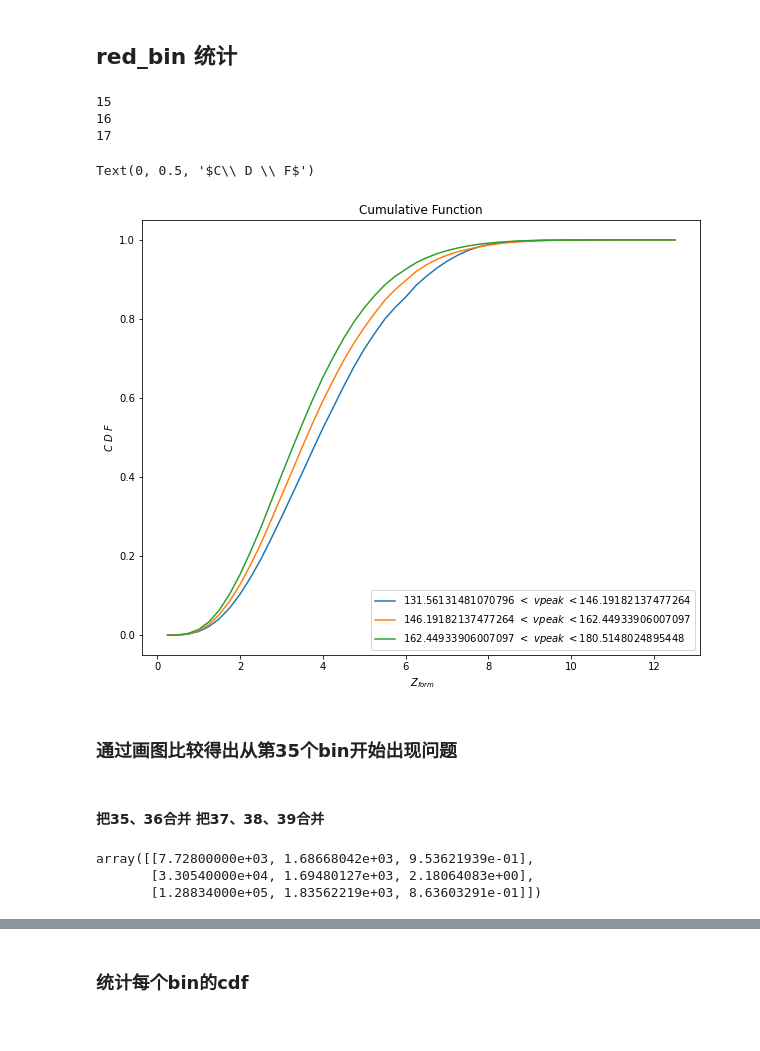
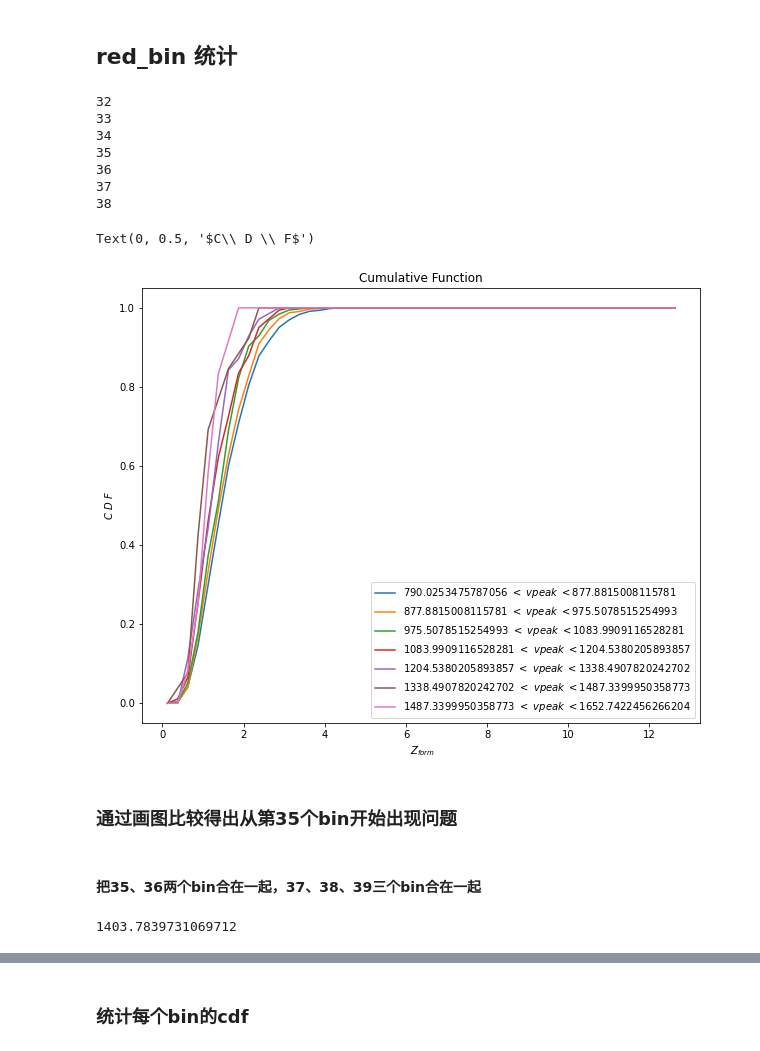
Before and after one commit to zhengyun0215/mock, a Jupyter notebook: zform_new.ipynb, the cells around one changed output, grey strips where cells are left out. Drawn from its saved outputs; the diff is of its cells as text; code cells hidden in the pictures.

```diff
--- a/zform_new.ipynb
+++ b/zform_new.ipynb
@@ -99,0 +106,3 @@ bin_red = 0 + 12.5 * arr_red / 50
+# %%
+arr_red = np.arange(52)
+bin_red = -0.125 + 12.75 * arr_red / 51
@@ -234,33 +241,35 @@ vpeak_logbin_test[0]
 ## red_bin 统计
 # %%
 plt.figure(figsize=(10,8))
-for i in range(15,18):
+for i in range(32,39):
     print(i)
     info = np.array(vpeak_logbin[i])
     v_hist = np.histogram(info[:,2],bin_red)[0]
     cdf = np.cumsum(v_hist/sum(v_hist))
     plt.plot(bin_red[1:],cdf,label = '$%s\ <\ vpeak\ < %s$'%(bin_log[i-1],bin_log[i]))
 plt.legend()
 plt.title('Cumulative Function')
 plt.xlabel(r' $Z_{form}$ ')
 plt.ylabel(r'$C\ D \ F$')
 # plt.savefig('/home/yunzheng/mock/color/picture/cumulative_function_test.pdf',dpi = 100)
 # %% [output]
-15
-16
-17
+32
+33
+34
+35
+36
+37
+38
 Text(0, 0.5, '$C\\ D \\ F$')
-[figure, old version]
+[figure, new version]
 # %% [markdown]
 ### 通过画图比较得出从第35个bin开始出现问题
 # %% [markdown]
-#### 把35、36合并 把37、38、39合并
+#### 把35、36两个bin合在一起，37、38、39三个bin合在一起
 # %%
-np.array(vpeak_logbin[-1])
+np.mean(np.array(vpeak_logbin[-3])[:,1])
 # %% [output]
-array([[7.72800000e+03, 1.68668042e+03, 9.53621939e-01],
-       [3.30540000e+04, 1.69480127e+03, 2.18064083e+00],
-       [1.28834000e+05, 1.83562219e+03, 8.63603291e-01]])
+1403.7839731069712
 # %%
 a = np.array(vpeak_logbin[-1])
 b = np.array(vpeak_logbin[-2])
```
Also changed, not shown: parts of 53 cells of this notebook.
